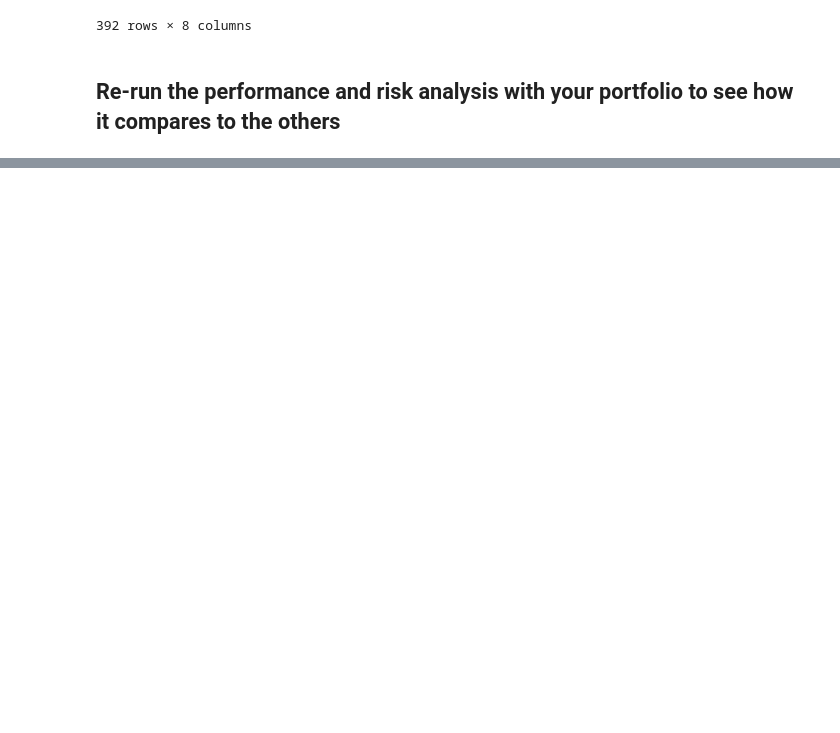
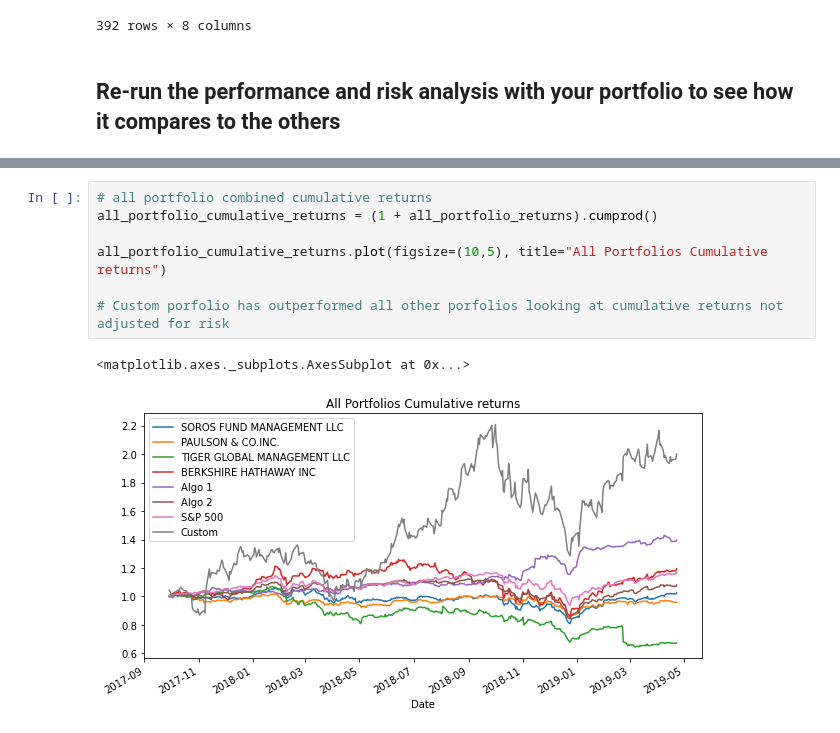
Before and after one commit to dbogatic/jupyter-homework, a Jupyter notebook: whale_analysis.ipynb, the cells around one changed output, grey strips where cells are left out. Saved outputs shown, nothing was run; the diff lists cells and outputs as text; blank space fills up the shorter version.

Commit message:
custom analysis complete

```diff
--- a/whale_analysis.ipynb
+++ b/whale_analysis.ipynb
@@ -607,0 +622,10 @@ all_portfolio_returns.dropna()
+# %%
+# all portfolio combined cumulative returns
+all_portfolio_cumulative_returns = (1 + all_portfolio_returns).cumprod()
+
+all_portfolio_cumulative_returns.plot(figsize=(10,5), title="All Portfolios Cumulative returns")
+
+# Custom porfolio has outperformed all other porfolios looking at cumulative returns not adjusted for risk
+# %% [output]
+<matplotlib.axes._subplots.AxesSubplot at 0x...>
+[figure, added]
```
Also changed, not shown: parts of 15 cells of this notebook.
